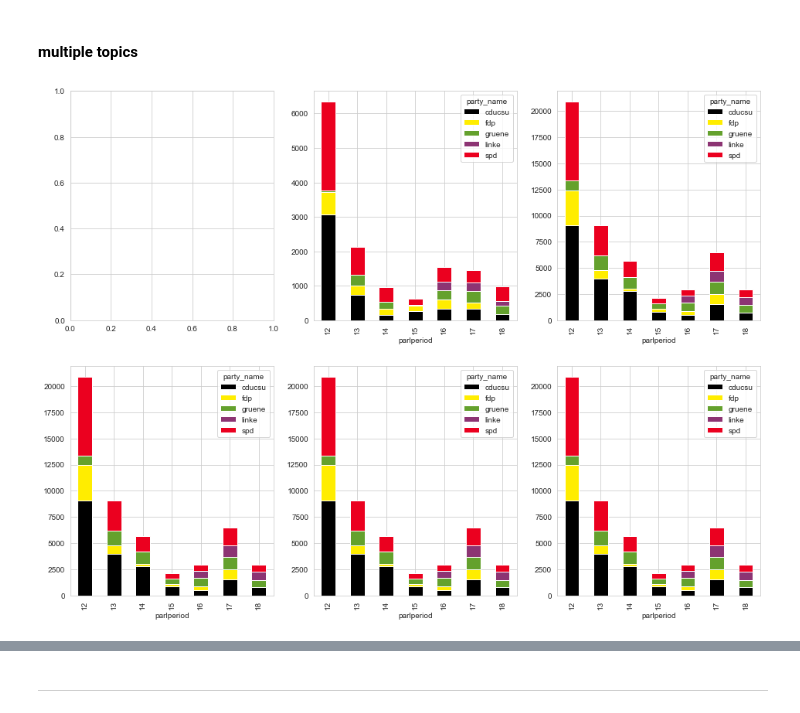
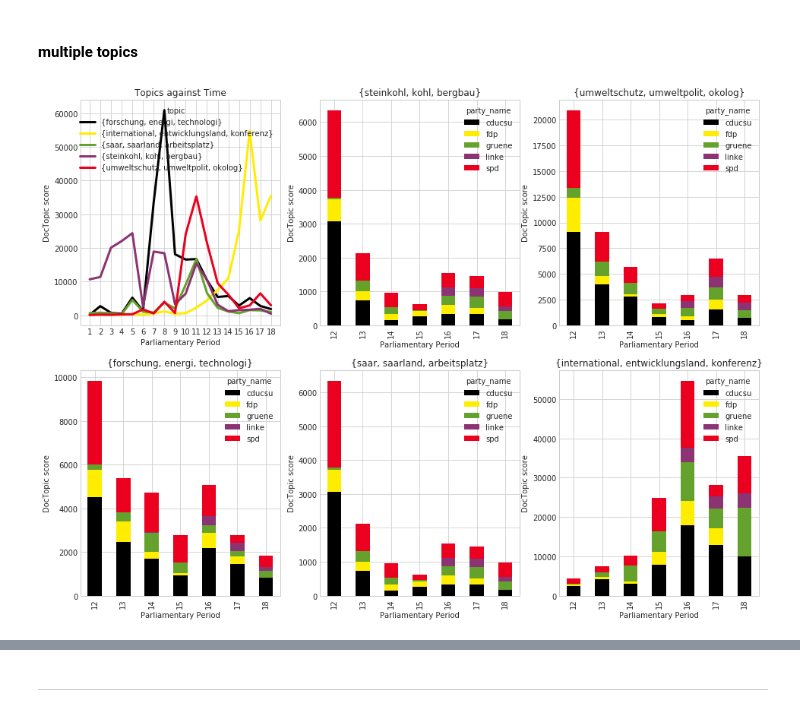
Before and after one commit to mcc-apsis/coal-discourse, a Jupyter notebook: topic_time_party_visualisation.ipynb, the cells around one changed output, grey strips where cells are left out. Drawn from its saved outputs; the diff is of its cells as text; code cells hidden in the pictures.

Commit message:
update visualisations

```diff
--- a/topic_time_party_visualisation.ipynb
+++ b/topic_time_party_visualisation.ipynb
@@ -214,9 +194,6 @@ dft1 = pd.DataFrame.from_dict(list(t1_party_totals))
 dft1.columns = ['parlperiod', 'party_colour', 'party_id', 'party_name', 'doctopic_proportion', 'doctopic_score', 'total_doctopic_score']
 dft1_n = pd.DataFrame([dft1['parlperiod'], dft1['party_name'], dft1['doctopic_score']]).transpose()
 dft1_n = dft1_n.pivot(index='parlperiod', columns='party_name', values='doctopic_score')
-# %%
-dft1_n = pd.DataFrame([dft1['parlperiod'], dft1['party_name'], dft1['doctopic_score']]).transpose()
-dft1_n = dft1_n.pivot(index='parlperiod', columns='party_name', values='doctopic_score')
 # %%
 # manual setting of colour, needs to be adjusted with new party or order change
 party_colour = ["#000000", "#FFED00", "#64A12D", "#8C3473", "#EB001F"]
@@ -285,6 +261,7 @@ plt.show()
 # %%
 topic_ids = [133077, 133073, 133066, 133049, 133063]
 party_totals = []
+topic_names = []
 for i in topic_ids:
     topic_party_totals = pm.Utterance.objects.filter(
         doctopic__topic__run_id=run_id,
@@ -310,6 +287,9 @@ for i in topic_ids:
     ).order_by('-document__parlperiod__n')
 
     party_totals.append(list(topic_party_totals))
+
+    t_name = Topic.objects.get(id=i).title
+    topic_names.append(t_name)
 # %%
 # create data frame from party_totals
 dft2 = pd.DataFrame.from_dict(list(party_totals[1]))
@@ -317,17 +297,17 @@ dft2.columns = ['parlperiod', 'party_colour', 'party_id', 'party_name', 'doctopi
 dft2_n = pd.DataFrame([dft2['parlperiod'], dft2['party_name'], dft2['doctopic_score']]).transpose()
 dft2_n = dft2_n.pivot(index='parlperiod', columns='party_name', values='doctopic_score')
 
-dft3 = pd.DataFrame.from_dict(list(party_totals[1]))
+dft3 = pd.DataFrame.from_dict(list(party_totals[2]))
 dft3.columns = ['parlperiod', 'party_colour', 'party_id', 'party_name', 'doctopic_proportion', 'doctopic_score', 'total_doctopic_score']
 dft3_n = pd.DataFrame([dft3['parlperiod'], dft3['party_name'], dft3['doctopic_score']]).transpose()
 dft3_n = dft3_n.pivot(index='parlperiod', columns='party_name', values='doctopic_score')
 
-dft4 = pd.DataFrame.from_dict(list(party_totals[1]))
+dft4 = pd.DataFrame.from_dict(list(party_totals[3]))
 dft4.columns = ['parlperiod', 'party_colour', 'party_id', 'party_name', 'doctopic_proportion', 'doctopic_score', 'total_doctopic_score']
 dft4_n = pd.DataFrame([dft4['parlperiod'], dft4['party_name'], dft4['doctopic_score']]).transpose()
 dft4_n = dft4_n.pivot(index='parlperiod', columns='party_name', values='doctopic_score')
 
-dft5 = pd.DataFrame.from_dict(list(party_totals[1]))
+dft5 = pd.DataFrame.from_dict(list(party_totals[4]))
 dft5.columns = ['parlperiod', 'party_colour', 'party_id', 'party_name', 'doctopic_proportion', 'doctopic_score', 'total_doctopic_score']
 dft5_n = pd.DataFrame([dft5['parlperiod'], dft5['party_name'], dft5['doctopic_score']]).transpose()
 dft5_n = dft5_n.pivot(index='parlperiod', columns='party_name', values='doctopic_score')
@@ -336,33 +314,30 @@ dft3_n, dft4_n, dft5_n
 # %%
-# create multiple plots of topic-time-party plot side by side
+# create multiple plots of topic-time-party plot side by side, stacked bars
 fig, ax = plt.subplots(figsize=[16,12], nrows=2, ncols=3)
 
+df.plot(title='Topics against Time', xticks = df.index, ax=ax[0,0])
+ax[0,0].set(xlabel='Parliamentary Period', ylabel='DocTopic score')
+
 # topic 1
-dft1_n.plot(kind='bar', stacked=True,
-                 #title=t1_name,
-                 xticks = dft1_n.index, ax=ax[0,1])
-#ax.set(xlabel='Parliamentary Period', ylabel='DocTopic score')
+dft1_n.plot(kind='bar', stacked=True, title=topic_names[0], xticks = dft1_n.index, ax=ax[0,1])
+ax[0,1].set(xlabel='Parliamentary Period', ylabel='DocTopic score')
 
 # topic 2
-dft2_n.plot(kind='bar', stacked=True,
-                 #title=t2_name,
-                 xticks = dft1_n.index, ax=ax[0,2])
+dft2_n.plot(kind='bar', stacked=True, title=topic_names[1], xticks = dft1_n.index, ax=ax[0,2])
+ax[0,2].set(xlabel='Parliamentary Period', ylabel='DocTopic score')
 
 # topic 3
-dft3_n.plot(kind='bar', stacked=True,
-                 #title=t3_name,
-                 xticks = dft1_n.index, ax=ax[1,0])
+dft3_n.plot(kind='bar', stacked=True, title=topic_names[2], xticks = dft1_n.index, ax=ax[1,0])
+ax[1,0].set(xlabel='Parliamentary Period', ylabel='DocTopic score')
 
 # topic 4
-dft4_n.plot(kind='bar', stacked=True,
-                 #title=t4_name,
-                 xticks = dft1_n.index, ax=ax[1,1])
+dft4_n.plot(kind='bar', stacked=True, title=topic_names[3], xticks = dft1_n.index, ax=ax[1,1])
+ax[1,1].set(xlabel='Parliamentary Period', ylabel='DocTopic score')
 
 # topic 5
-dft5_n.plot(kind='bar', stacked=True,
-                 #title=t5_name,
-                 xticks = dft1_n.index, ax=ax[1,2])
+dft5_n.plot(kind='bar', stacked=True, title=topic_names[4], xticks = dft1_n.index, ax=ax[1,2])
+ax[1,2].set(xlabel='Parliamentary Period', ylabel='DocTopic score')
 
 plt.show()
 # %% [output]
-[figure, old version]
+[figure, new version]
```
Also changed, not shown: parts of 11 cells of this notebook.
